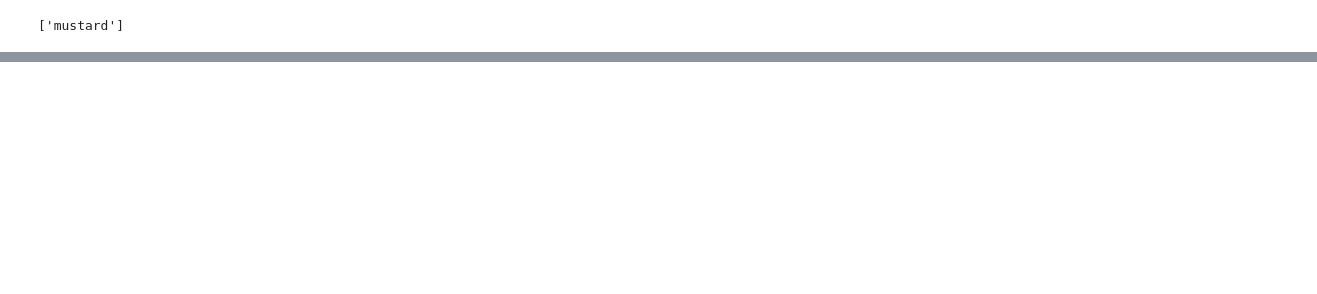
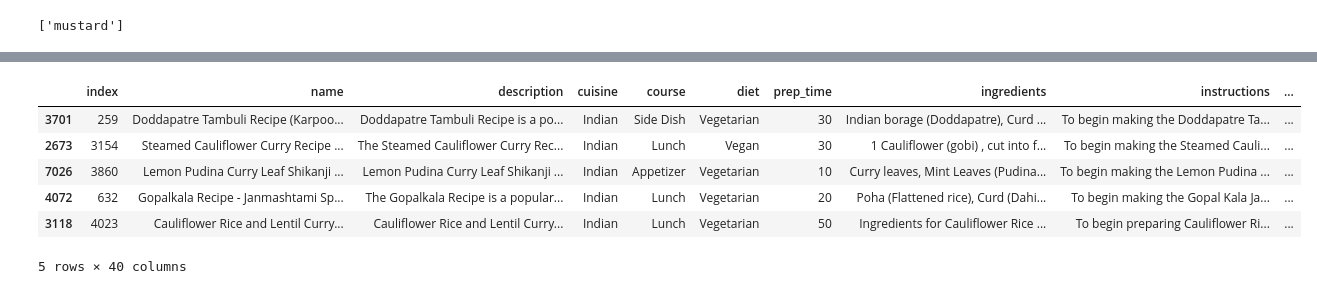
Before and after one commit to jonkerr/indian-food, a Jupyter notebook: merged_recipe_dataset.ipynb, the cells around one changed output, grey strips where cells are left out. Saved outputs shown, nothing was run; the diff lists cells and outputs as text; code cells hidden in the pictures; blank space fills up the shorter version.

Commit message:
building NMF model

```diff
--- a/merged_recipe_dataset.ipynb
+++ b/merged_recipe_dataset.ipynb
@@ -1088,8 +1207,9 @@ Passing `palette` without assigning `hue` is deprecated and will be removed in v
 [figure]
 # %%
 
-allergen_list = ['milk', 'egg', 'peanut', 'shellfish', 'tree nuts', 'walnut', 'Pistachio', 'hazelnut','almond', 'pecan', 'cashew', 'gluten', 'wheat','grain','cereal', 'triticale', 'celery',
-                 'soy', 'soybean', 'soya','lupin', 'mustard', 'sesame', 'fish','crustacea','mollusc']
+allergen_list = ['milk', 'cheese', 'yogurt', 'butter', 'cream', 'egg', 'tree nut', 'walnut', 'Pistachio', 'hazelnut','almond', 'pecan', 'cashew','peanut',
+                 'gluten', 'wheat','grain','cereal', 'triticale', 'barley', 'oats', 'rye','soy', 'soybean', 'soya','lupin', 'mustard', 'sesame',
+                 'fish','salmon', 'tuna', 'cod', 'crustacea','mollusc', 'clam', 'mussel', 'oyster','squid', 'shellfish', 'crab', 'lobster', 'shrimp']
 
 # Function to find allergens in each row of ingredients
 def find_allergens(ingredient_list):
@@ -1097,7 +1217,7 @@ def find_allergens(ingredient_list):
     return allergens_found if allergens_found else None  # Return None if no allergens are found
 
 # Apply the function to the 'cleaned_ingredients' column and create a new 'allergens' column
-recom_df['allergens'] = recom_df['processed_ingredients'].apply(find_allergens)
+recom_df['allergens'] = recom_df['cleaned_ingredients'].apply(find_allergens)
 
 recom_df['allergens']
 # %% [output]
@@ -1398,0 +1448,47 @@ Percentage of non-zero entries: 0.44%
+# %%
+# Convert each list in the 'cleaned_ingredient' column to a space-separated string to standardize the form of all precocessed colmuns.
+recom_df["processed_ingredients"] = recom_df['cleaned_ingredients'].apply(lambda x: ' '.join(x) if isinstance(x, list) else x)
+
+# Combine all processed columns into a single column for topic modeling
+recom_df['combined_context'] = recom_df['processed_name'] + ' ' + recom_df['processed_ingredients'] + ' ' + recom_df['processed_description'] + ' ' + recom_df['processed_instructions']
+
+
+# Initialize TF-IDF Vectorizer
+tfidf_vectorizer = TfidfVectorizer()
+
+# Fit and transform the combined context column
+tfidf_combined_matrix = tfidf_vectorizer.fit_transform(recom_df['combined_context'])
+
+from sklearn.decomposition import NMF
+
+# Define number of topics (adjust based on experimentation)
+n_topics = 20
+
+# Initialize NMF and fit the TF-IDF matrix
+nmf_model = NMF(n_components=n_topics, random_state=1)
+W = nmf_model.fit_transform(tfidf_combined_matrix) # Topic distribution for each recipe
+H = nmf_model.components_  # Topic-term matrix
+
+# Add topic distributions to the DataFrame
+for i in range(n_topics):
+    recom_df[f'topic_{i}'] = W[:, i]
+
+# Define the function for recommendations
+def get_recommendations(recipe_index, num_recommendations=5):
+    cosine_similarities = cosine_similarity(W)  # W contains topic distributions
+    similar_indices = cosine_similarities[recipe_index].argsort()[-num_recommendations-1:-1][::-1]
+
+    recommended_recipes = recom_df.iloc[similar_indices]
+    return recommended_recipes
+
+# Get initial recommendations
+initial_recommendations = get_recommendations(recipe_index=0, num_recommendations=5)
+initial_recommendations
+# %% [output]
+|  | index | name | description | cuisine | course | diet | prep_time | ingredients | instructions | ... |
+| 3701 | 259 | Doddapatre Tambuli Recipe (Karpoo... | Doddapatre Tambuli Recipe is a po... | Indian | Side Dish | Vegetarian | 30 | Indian borage (Doddapatre), Curd ... | To begin making the Doddapatre Ta... | ... |
+| 2673 | 3154 | Steamed Cauliflower Curry Recipe ... | The Steamed Cauliflower Curry Rec... | Indian | Lunch | Vegan | 30 | 1 Cauliflower (gobi) , cut into f... | To begin making the Steamed Cauli... | ... |
+| 7026 | 3860 | Lemon Pudina Curry Leaf Shikanji ... | Lemon Pudina Curry Leaf Shikanji ... | Indian | Appetizer | Vegetarian | 10 | Curry leaves, Mint Leaves (Pudina... | To begin making the Lemon Pudina ... | ... |
+| 4072 | 632 | Gopalkala Recipe - Janmashtami Sp... | The Gopalkala Recipe is a popular... | Indian | Lunch | Vegetarian | 20 | Poha (Flattened rice), Curd (Dahi... | To begin making the Gopal Kala Ja... | ... |
+| 3118 | 4023 | Cauliflower Rice and Lentil Curry... | Cauliflower Rice and Lentil Curry... | Indian | Lunch | Vegetarian | 50 | Ingredients for Cauliflower Rice ... | To begin preparing Cauliflower Ri... | ... |
+5 rows × 40 columns
```
Also changed, not shown: parts of 41 cells of this notebook.
